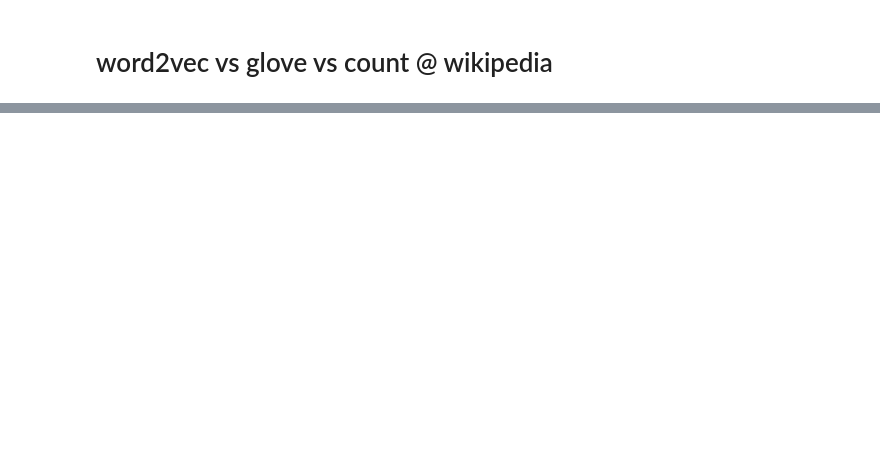
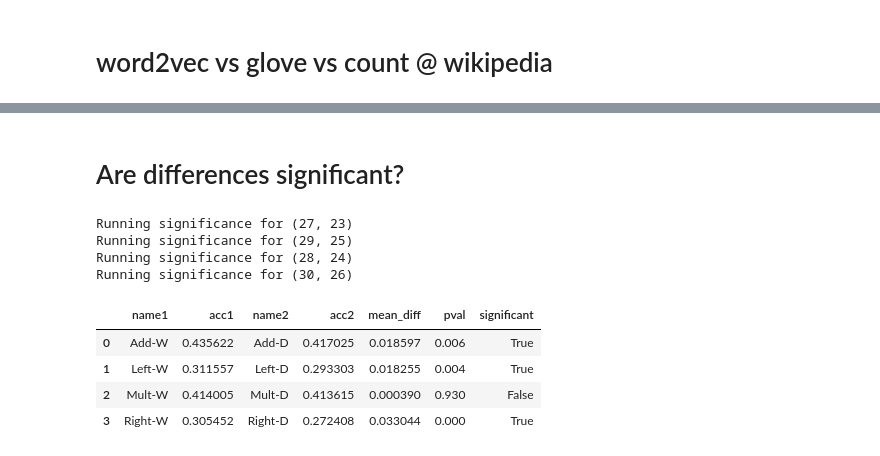
Before and after one commit to mbatchkarov/ExpLosion, a Jupyter notebook: notebooks/w2v_vs_glove_vs_count_NPs.ipynb, the cells around one changed output, grey strips where cells are left out. Drawn from its saved outputs; the diff is of its cells as text; code cells hidden in the pictures; blank space fills up the shorter version.

```diff
--- a/notebooks/w2v_vs_glove_vs_count_NPs.ipynb
+++ b/notebooks/w2v_vs_glove_vs_count_NPs.ipynb
@@ -71,0 +74,15 @@ id 37, score 0.34
+# %% [markdown]
+# Are differences significant?
+# %%
+pairwise_significance_exp_ids(zip(wins,deps), ['expansions__vectors__composer',
+                                              'expansions__vectors__algorithm'])
+# %% [output]
+Running significance for (27, 23)
+Running significance for (29, 25)
+Running significance for (28, 24)
+Running significance for (30, 26)
+|  | name1 | acc1 | name2 | acc2 | mean_diff | pval | significant |
+| 0 | Add-W | 0.435622 | Add-D | 0.417025 | 0.018597 | 0.006 | True |
+| 1 | Left-W | 0.311557 | Left-D | 0.293303 | 0.018255 | 0.004 | True |
+| 2 | Mult-W | 0.414005 | Mult-D | 0.413615 | 0.000390 | 0.930 | False |
+| 3 | Right-W | 0.305452 | Right-D | 0.272408 | 0.033044 | 0.000 | True |
```
Also changed, not shown: parts of 3 cells of this notebook, 14 other files.
